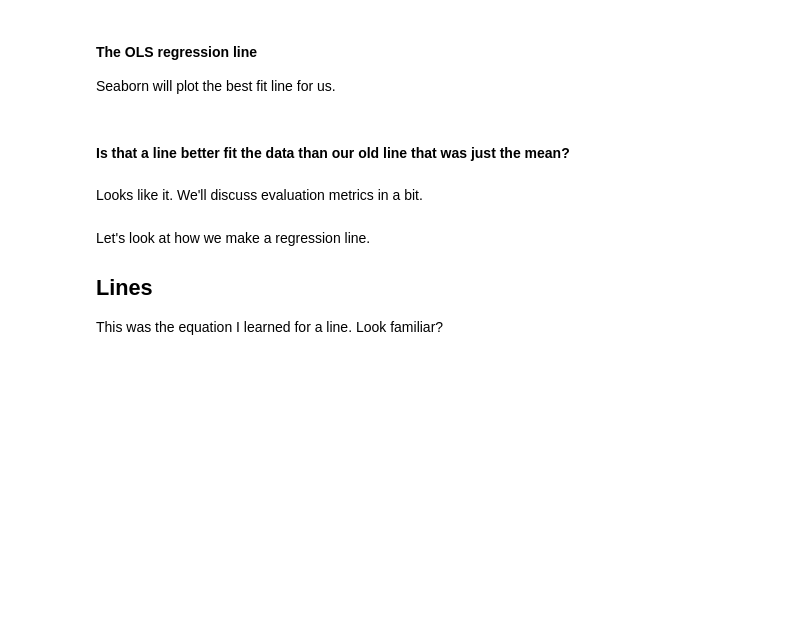
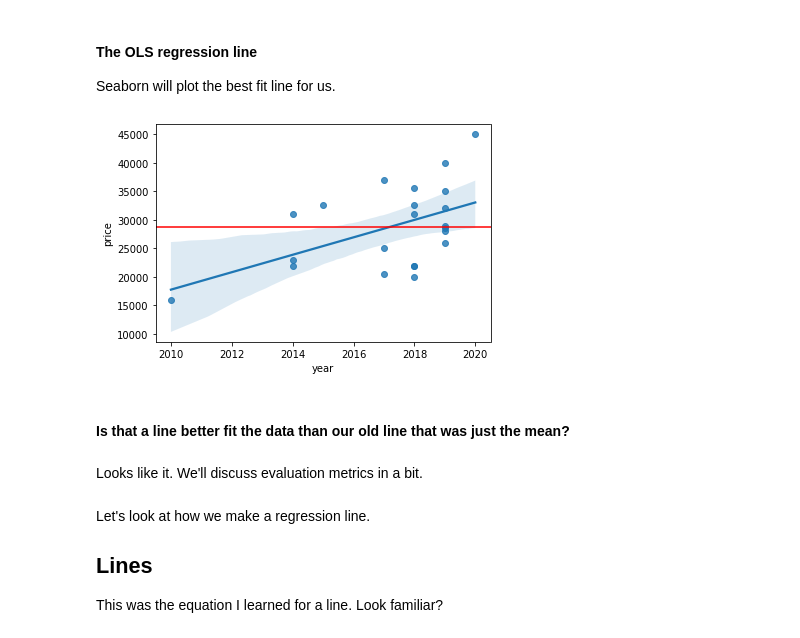
Before and after one commit to gilad247/NYU-Bootcamp, a Jupyter notebook: notebooks/module_2/2.02_linear_regression/linear-regression-starter.ipynb, the cells around one changed output. Cells and saved outputs as stored; diff of their text form; code cells hidden in the pictures; blank space fills up the shorter version.

```diff
--- a/notebooks/module_2/2.02_linear_regression/linear-regression-starter.ipynb
+++ b/notebooks/module_2/2.02_linear_regression/linear-regression-starter.ipynb
@@ -89,8 +144,10 @@ plt.xlim([2008, 2022]);      # often have to drop down to matplotlib to customiz
 #### The OLS regression line
 Seaborn will plot the best fit line for us.
 # %%
-sns.regplot(data=df_cars, x='year', y='price', ci=None)
+sns.regplot(data=df_cars, x='year', y='price')
 plt.axhline(df_cars['price'].mean(), c='red');
+# %% [output]
+[figure, added]
 # %% [markdown]
 #### Is that a line better fit the data than our old line that was just the mean?
 # %% [markdown]
```
Also changed, not shown: parts of 50 cells of this notebook, 6 other files.
